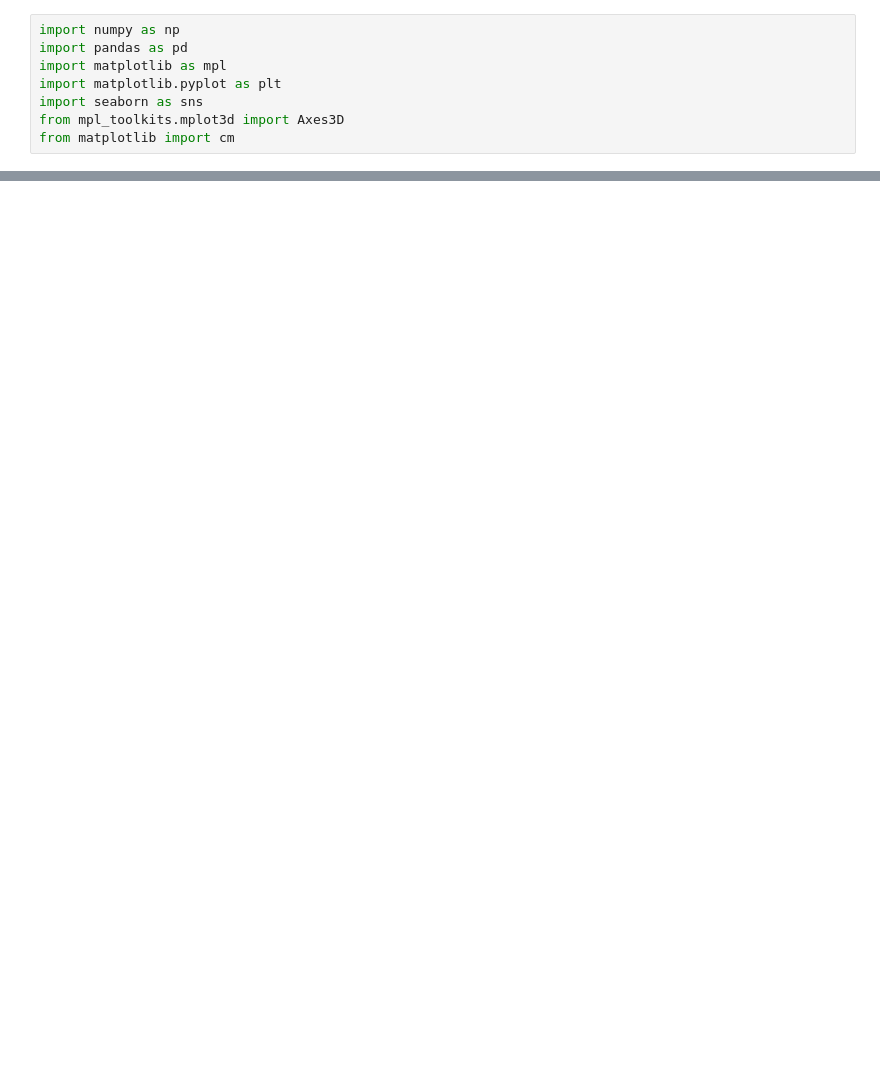
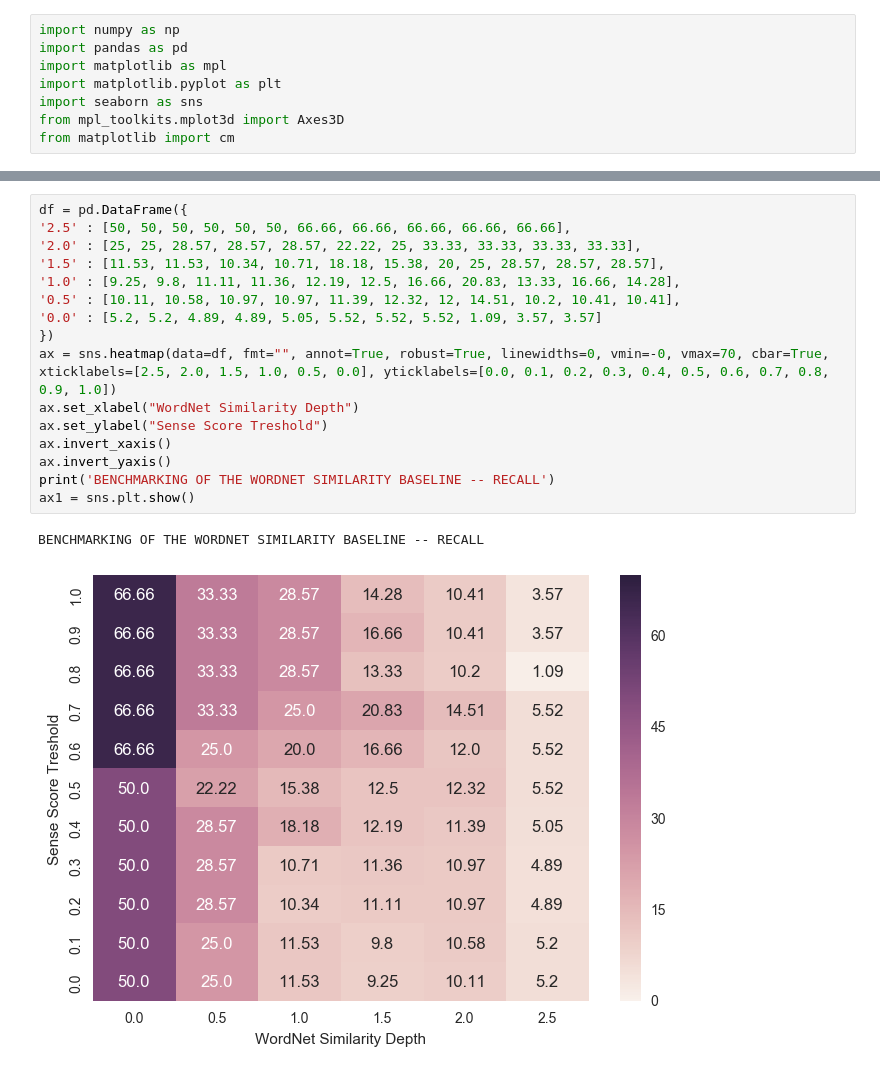
Before and after one commit to mykarimi/patafu_analysis, a Jupyter notebook: benchmarking.ipynb, the cells around one changed output, grey strips where cells are left out. Drawn from its saved outputs; the diff is of its cells as text; blank space fills up the shorter version.

```diff
--- a/benchmarking.ipynb
+++ b/benchmarking.ipynb
@@ -29,0 +30,19 @@ plt.show()
+# %%
+df = pd.DataFrame({
+'2.5' : [50, 50, 50, 50, 50, 50, 66.66, 66.66, 66.66, 66.66, 66.66],
+'2.0' : [25, 25, 28.57, 28.57, 28.57, 22.22, 25, 33.33, 33.33, 33.33, 33.33],
+'1.5' : [11.53, 11.53, 10.34, 10.71, 18.18, 15.38, 20, 25, 28.57, 28.57, 28.57],
+'1.0' : [9.25, 9.8, 11.11, 11.36, 12.19, 12.5, 16.66, 20.83, 13.33, 16.66, 14.28],
+'0.5' : [10.11, 10.58, 10.97, 10.97, 11.39, 12.32, 12, 14.51, 10.2, 10.41, 10.41],
+'0.0' : [5.2, 5.2, 4.89, 4.89, 5.05, 5.52, 5.52, 5.52, 1.09, 3.57, 3.57]
+})
+ax = sns.heatmap(data=df, fmt="", annot=True, robust=True, linewidths=0, vmin=-0, vmax=70, cbar=True, xticklabels=[2.5, 2.0, 1.5, 1.0, 0.5, 0.0], yticklabels=[0.0, 0.1, 0.2, 0.3, 0.4, 0.5, 0.6, 0.7, 0.8, 0.9, 1.0])
+ax.set_xlabel("WordNet Similarity Depth")
+ax.set_ylabel("Sense Score Treshold")
+ax.invert_xaxis()
+ax.invert_yaxis()
+print('BENCHMARKING OF THE WORDNET SIMILARITY BASELINE -- RECALL')
+ax1 = sns.plt.show()
+# %% [output]
+BENCHMARKING OF THE WORDNET SIMILARITY BASELINE -- RECALL
+[figure, added]
```
Also changed, not shown: parts of 3 cells of this notebook.
